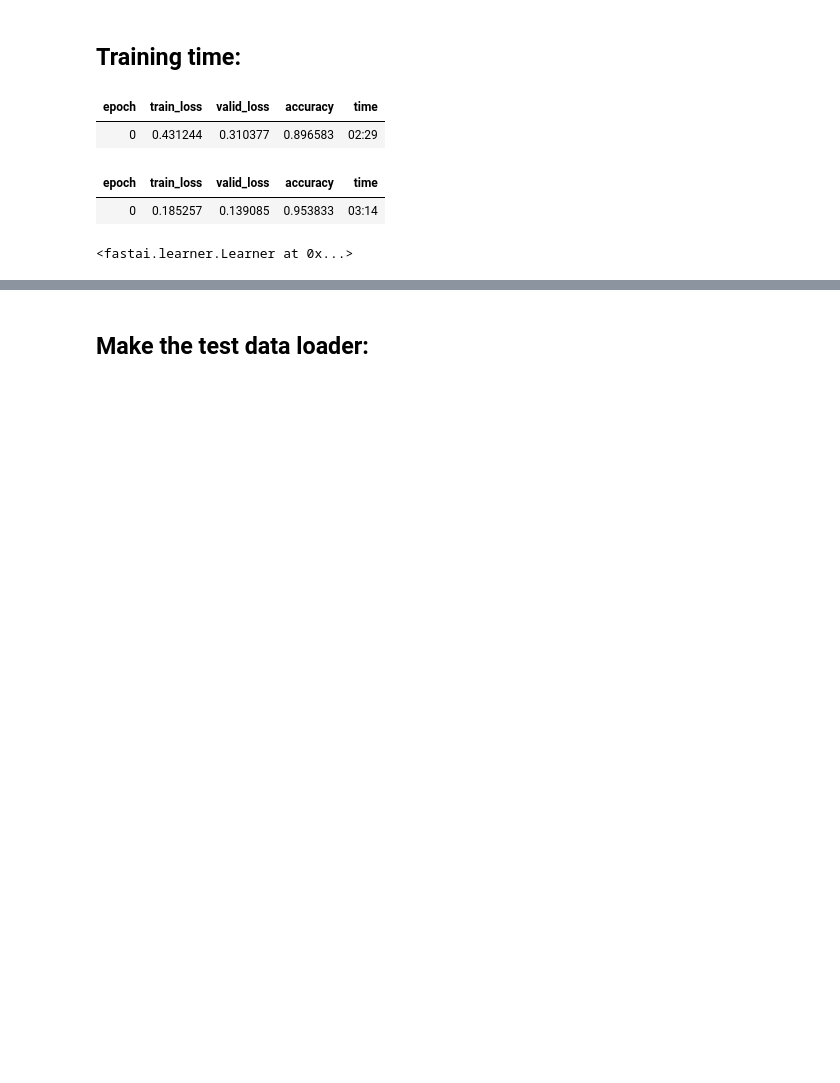
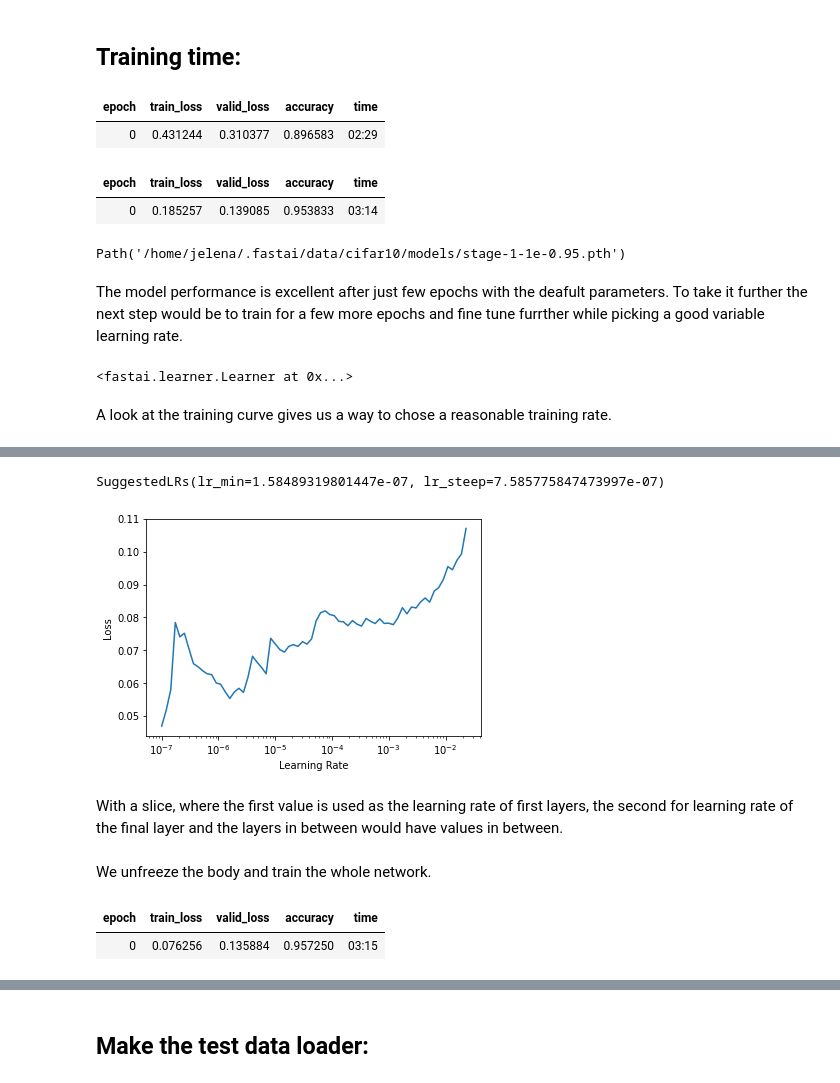
Before and after one commit to Luckybugs/cifar10, a Jupyter notebook: cifar10_fastai.ipynb, the cells around one changed output, grey strips where cells are left out. Saved outputs shown, nothing was run; the diff lists cells and outputs as text; code cells hidden in the pictures; blank space fills up the shorter version.

Commit message:
Picked lr and fine tuned for one more epoch

```diff
--- a/cifar10_fastai.ipynb
+++ b/cifar10_fastai.ipynb
@@ -28,4 +68,15 @@ learn.save('stage-1-1e-0.95')
+# %%
+learn.save('stage-1-1e-0.95')
+# %% [output]
+Path('/home/jelena/.fastai/data/cifar10/models/stage-1-1e-0.95.pth')
+# %% [markdown]
+The model performance is excellent after just few epochs with the deafult parameters. To take it further the next step would be to train for a few more epochs and fine tune furrther while picking a good variable learning rate.
 # %%
 learn.load('stage-1-1e-0.95')
 # %% [output]
 <fastai.learner.Learner at 0x...>
+# %% [markdown]
+A look at the training curve gives us a way to chose a reasonable training rate.
+# %%
+learn.lr_find()
+# %% [output]
@@ -31,0 +84,6 @@ learn.load('stage-1-1e-0.95')
+SuggestedLRs(lr_min=1.58489319801447e-07, lr_steep=7.585775847473997e-07)
+[figure, added]
+# %% [markdown]
+With a slice, where the first value is used as the learning rate of first layers, the second for learning rate of the final layer and the layers in between would have values in between.
+# %% [markdown]
+We unfreeze the body and train the whole network.
@@ -32,3 +92,8 @@ learn.load('stage-1-1e-0.95')
+# %%
+learn.fit_one_cycle(1, lr_max=slice(1e-6, 3e-4))
+# %% [output]
+| epoch | train_loss | valid_loss | accuracy | time |
+| 0 | 0.076256 | 0.135884 | 0.957250 | 03:15 |
 # %%
 learn.validate()
 # %% [output]
```
Also changed, not shown: parts of 22 cells of this notebook.
